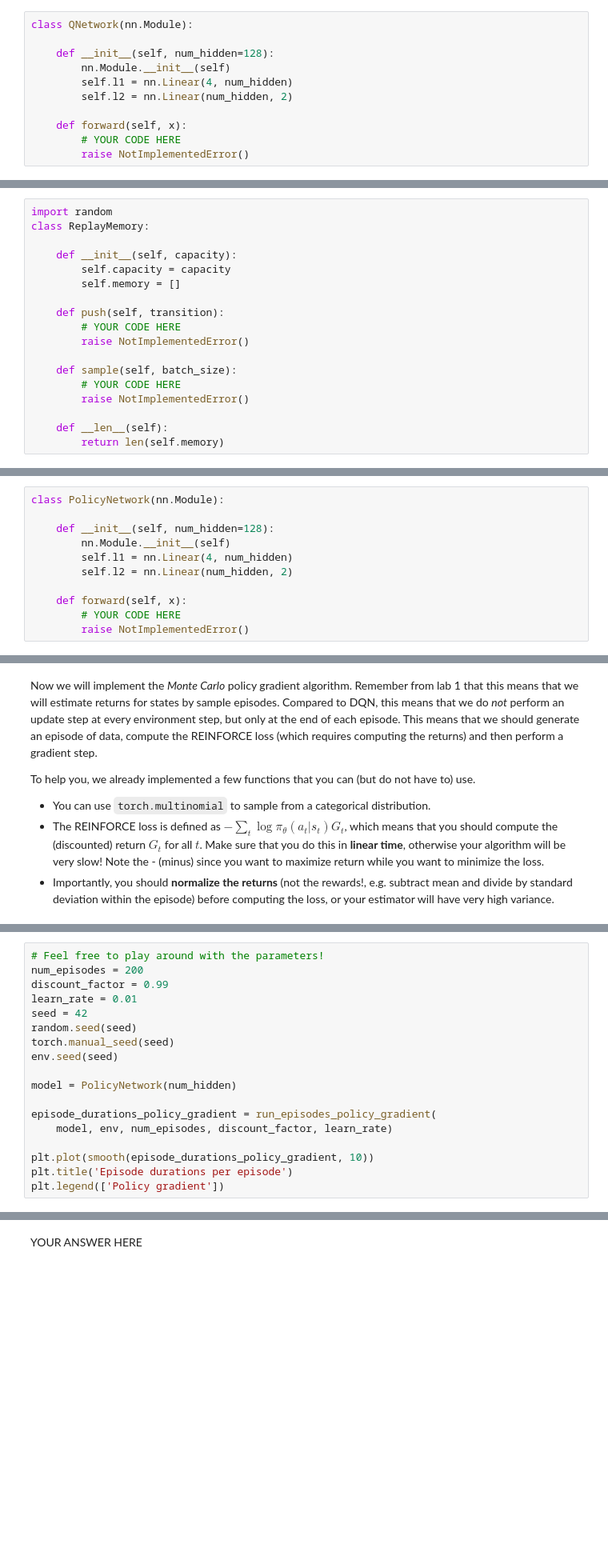
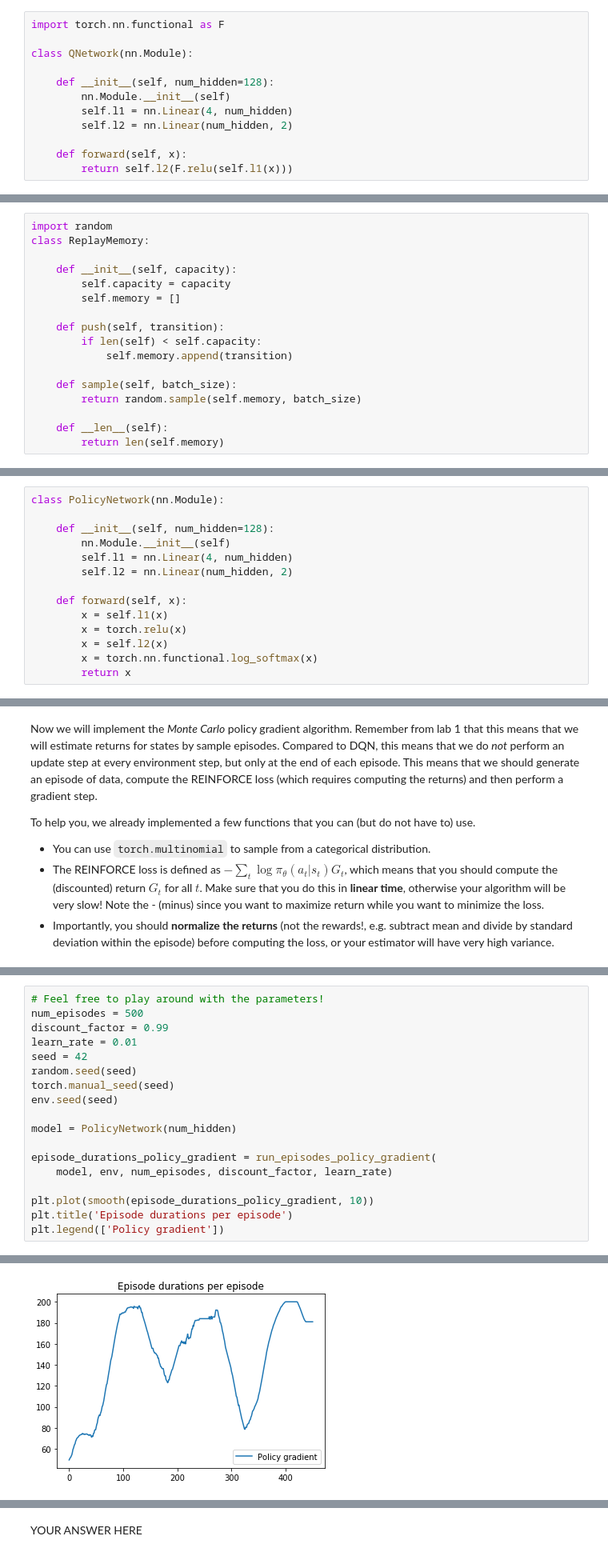
Before and after one commit to davide-belli/reinforcement-learning-labs-hws, a Jupyter notebook: lab2/lab2_gabriele.ipynb, the cells around one changed output, grey strips where cells are left out. Shown at 80% size. Cells and saved outputs as stored; diff of their text form; blank space fills up the shorter version.

```diff
--- a/lab2/lab2_gabriele.ipynb
+++ b/lab2/lab2_gabriele.ipynb
@@ -59,6 +63,8 @@ YOUR ANSWER HERE
 # %% [markdown]
 We will not use the tabular approach but approximate the Q-value function by a general approximator function. We will skip the linear case and directly use a two layer Neural Network. We use [PyTorch](https://pytorch.org/) to implement the network, as this will allow us to train it easily later. We can implement a model using `torch.nn.Sequential`, but with PyTorch it is actually very easy to implement the model (e.g. the forward pass) from scratch. Now implement the `QNetwork.forward` function that uses one hidden layer with ReLU activation (no output activation).
 # %%
+import torch.nn.functional as F
+
 class QNetwork(nn.Module):
 
     def __init__(self, num_hidden=128):
@@ -67,8 +73,7 @@ class QNetwork(nn.Module):
         self.l2 = nn.Linear(num_hidden, 2)
 
     def forward(self, x):
-        # YOUR CODE HERE
-        raise NotImplementedError()
+        return self.l2(F.relu(self.l1(x)))
 # %%
 # Let's instantiate and test if it works
 num_hidden = 128
@@ -105,12 +113,11 @@ class ReplayMemory:
         self.memory = []
 
     def push(self, transition):
-        # YOUR CODE HERE
-        raise NotImplementedError()
+        if len(self) < self.capacity:
+            self.memory.append(transition)
 
     def sample(self, batch_size):
-        # YOUR CODE HERE
-        raise NotImplementedError()
+        return random.sample(self.memory, batch_size)
 
     def __len__(self):
         return len(self.memory)
@@ -310,8 +334,11 @@ class PolicyNetwork(nn.Module):
         self.l2 = nn.Linear(num_hidden, 2)
 
     def forward(self, x):
-        # YOUR CODE HERE
-        raise NotImplementedError()
+        x = self.l1(x)
+        x = torch.relu(x)
+        x = self.l2(x)
+        x = torch.nn.functional.log_softmax(x)
+        return x
 # %%
 # Let's instantiate and test if it works
 num_hidden = 128
@@ -377,7 +444,7 @@ def run_episodes_policy_gradient(model, env, num_episodes, discount_factor, lear
     return episode_durations
 # %%
 # Feel free to play around with the parameters!
-num_episodes = 200
+num_episodes = 500
 discount_factor = 0.99
 learn_rate = 0.01
 seed = 42
@@ -393,3 +460,4 @@ episode_durations_policy_gradient = run_episodes_policy_gradient(
 plt.plot(smooth(episode_durations_policy_gradient, 10))
 plt.title('Episode durations per episode')
 plt.legend(['Policy gradient'])
+# %% [output]
@@ -396,3 +482,4 @@ plt.legend(['Policy gradient'])
+[figure, added]
 # %% [markdown]
 ---
 ## Actor-Critic (7 points)
```
Also changed, not shown: parts of 18 cells of this notebook.
